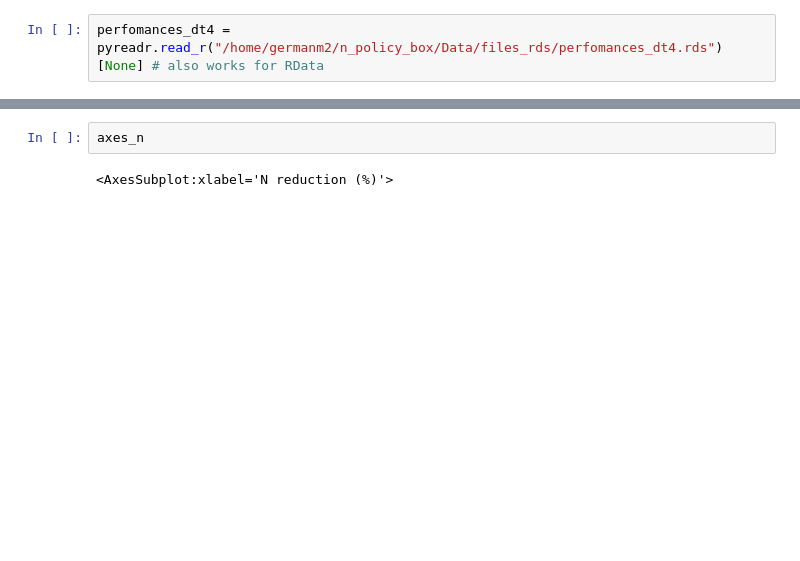
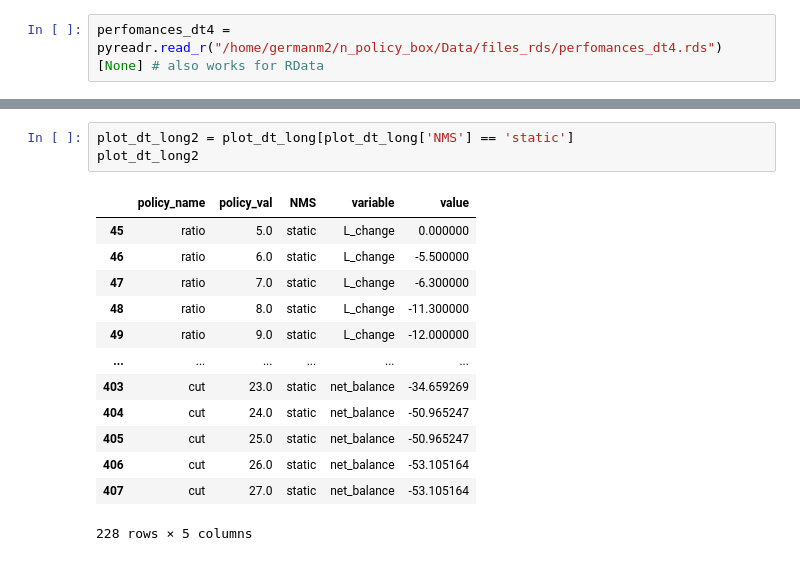
Before and after one commit to germanmandrini/n_policy, a Jupyter notebook: Codes/5b_value_policies_comp.ipynb, the cells around one changed output, grey strips where cells are left out. Cells and saved outputs as stored; diff of their text form; blank space fills up the shorter version.

```diff
--- a/Codes/5b_value_policies_comp.ipynb
+++ b/Codes/5b_value_policies_comp.ipynb
@@ -60,4 +76,17 @@ plt.show()
-# %%
-axes_n
-# %% [output]
-<AxesSubplot:xlabel='N reduction (%)'>
+# %%
+plot_dt_long2 = plot_dt_long[plot_dt_long['NMS'] == 'static']
+plot_dt_long2
+# %% [output]
+|  | policy_name | policy_val | NMS | variable | value |
+| 45 | ratio | 5.0 | static | L_change | 0.000000 |
+| 46 | ratio | 6.0 | static | L_change | -5.500000 |
+| 47 | ratio | 7.0 | static | L_change | -6.300000 |
+| 48 | ratio | 8.0 | static | L_change | -11.300000 |
+| 49 | ratio | 9.0 | static | L_change | -12.000000 |
+| ... | ... | ... | ... | ... | ... |
+| 403 | cut | 23.0 | static | net_balance | -34.659269 |
+| 404 | cut | 24.0 | static | net_balance | -50.965247 |
+| 405 | cut | 25.0 | static | net_balance | -50.965247 |
+| 406 | cut | 26.0 | static | net_balance | -53.105164 |
+| 407 | cut | 27.0 | static | net_balance | -53.105164 |
+228 rows × 5 columns
```
Also changed, not shown: parts of 6 cells of this notebook, 2 other files.
